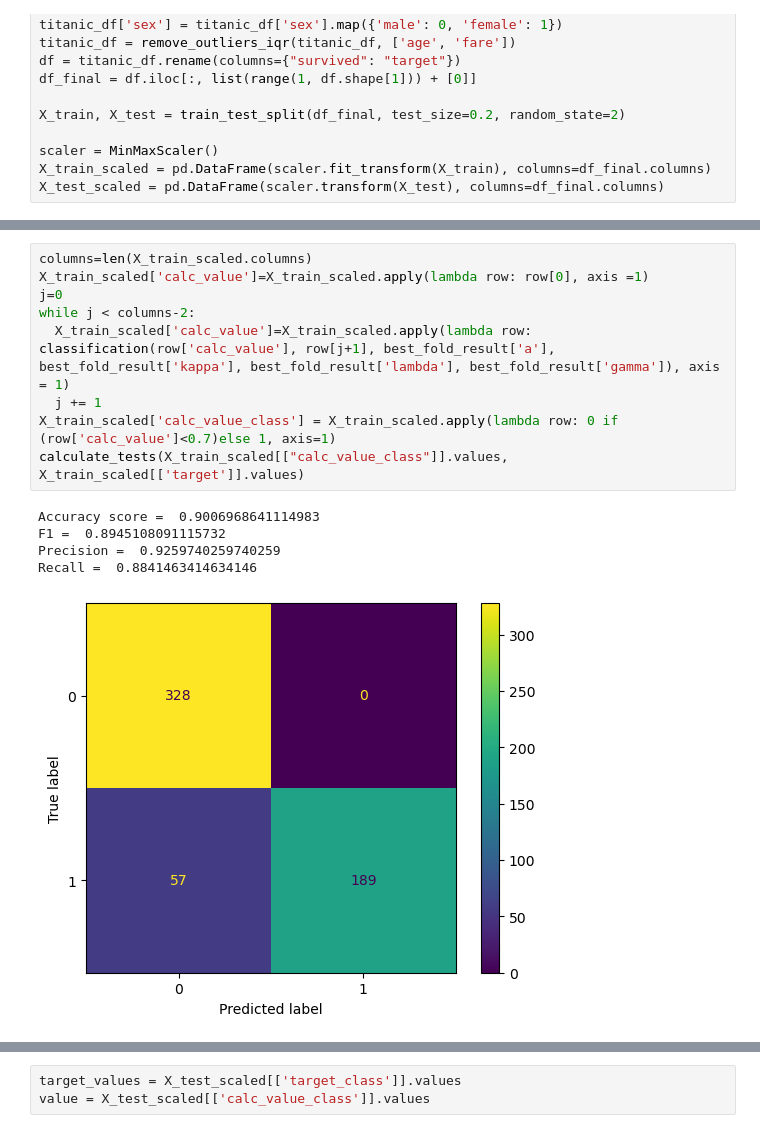
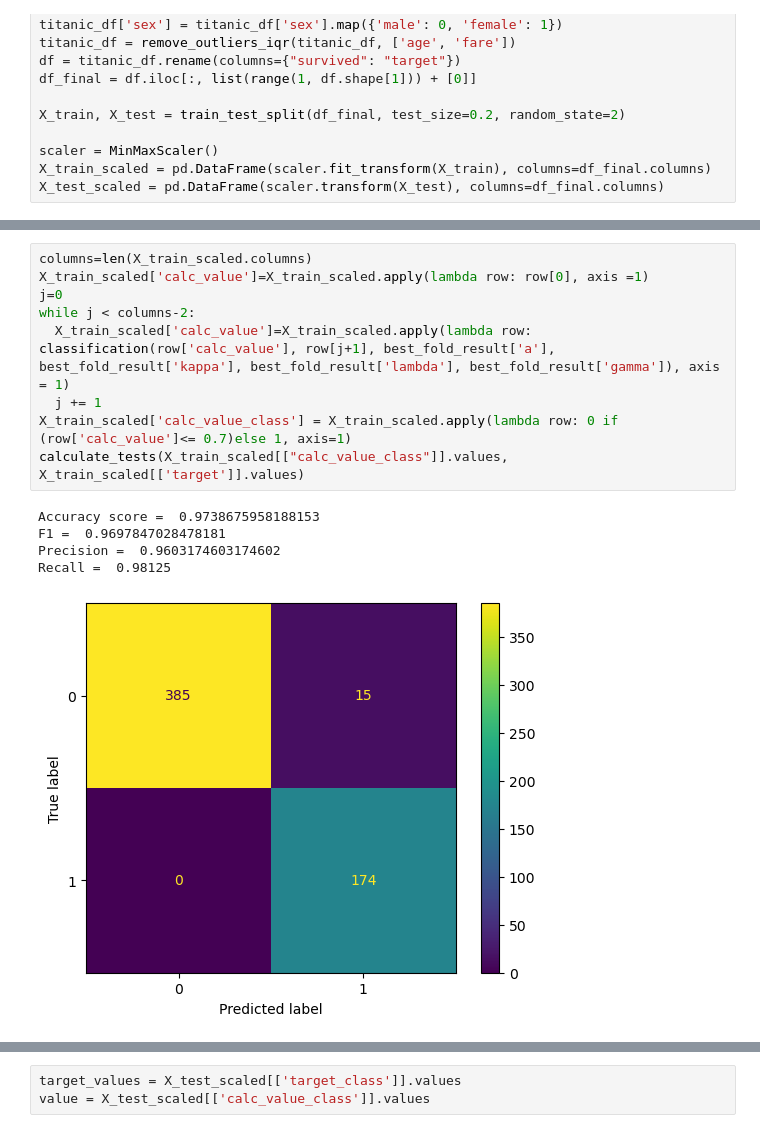
Before and after one commit to zukanovicmilica/MH, a Jupyter notebook: PSO - Titanic.ipynb, the cells around one changed output, grey strips where cells are left out. Drawn from its saved outputs; the diff is of its cells as text.

```diff
--- a/PSO - Titanic.ipynb
+++ b/PSO - Titanic.ipynb
@@ -338,18 +338,18 @@ time: 37.11750561793645
 # %%
 columns=len(X_train_scaled.columns)
 X_train_scaled['calc_value']=X_train_scaled.apply(lambda row: row[0], axis =1)
 j=0
 while j < columns-2:
   X_train_scaled['calc_value']=X_train_scaled.apply(lambda row: classification(row['calc_value'], row[j+1], best_fold_result['a'], best_fold_result['kappa'], best_fold_result['lambda'], best_fold_result['gamma']), axis = 1)
   j += 1
-X_train_scaled['calc_value_class'] = X_train_scaled.apply(lambda row: 0 if (row['calc_value']<0.7)else 1, axis=1)
+X_train_scaled['calc_value_class'] = X_train_scaled.apply(lambda row: 0 if (row['calc_value']<= 0.7)else 1, axis=1)
 calculate_tests(X_train_scaled[["calc_value_class"]].values, X_train_scaled[['target']].values)
 # %% [output]
-Accuracy score =  0.9006968641114983
-F1 =  0.8945108091115732
-Precision =  0.9259740259740259
-Recall =  0.8841463414634146
+Accuracy score =  0.9738675958188153
+F1 =  0.9697847028478181
+Precision =  0.9603174603174602
+Recall =  0.98125
-[figure, old version]
+[figure, new version]
 # %%
 columns=len(X_test_scaled.columns)
 X_test_scaled['calc_value']=X_test_scaled.apply(lambda row: row[0], axis =1)
```
Also changed, not shown: parts of 4 cells of this notebook.
